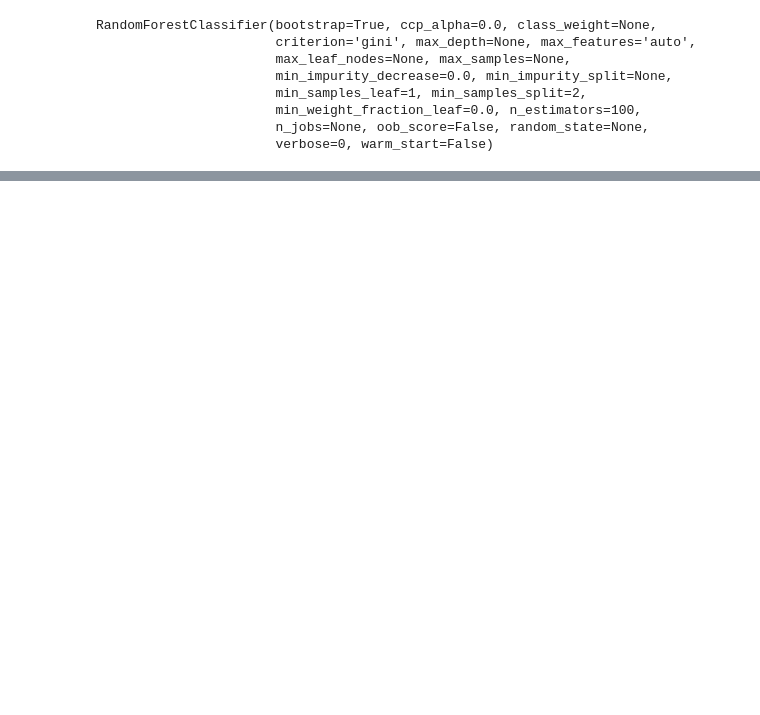
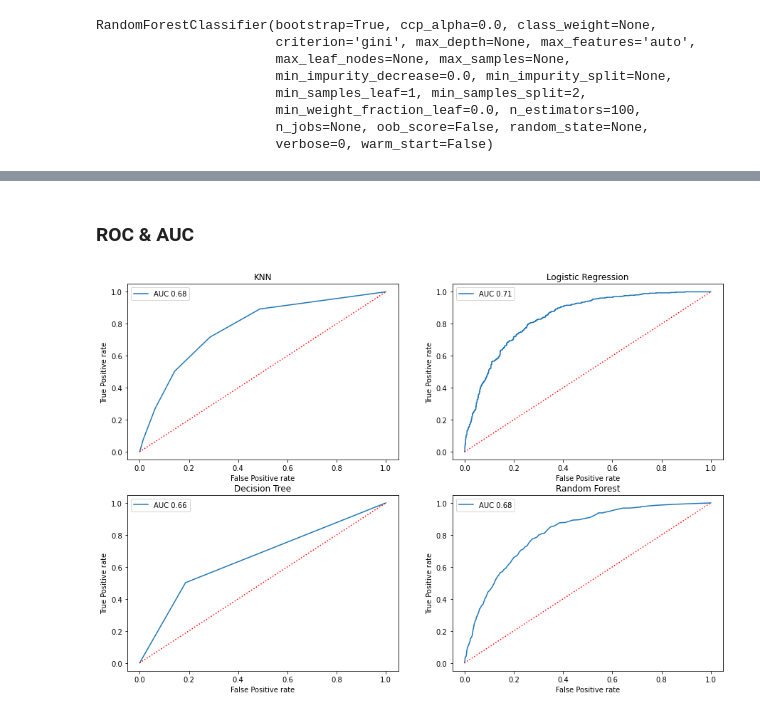
Before and after one commit to ramamuharam/Telco-Customer-Churn, a Jupyter notebook: ModelPrediction.ipynb, the cells around one changed output, grey strips where cells are left out. Saved outputs shown, nothing was run; the diff lists cells and outputs as text; code cells hidden in the pictures; blank space fills up the shorter version.

```diff
--- a/ModelPrediction.ipynb
+++ b/ModelPrediction.ipynb
@@ -135,0 +236,48 @@ rf Test set score: 0.7861205915813424
+# %% [markdown]
+### ROC & AUC
+# %%
+from sklearn.metrics import roc_curve, roc_auc_score
+
+# Plot ROC
+fpr1, tpr1, thres1 = roc_curve(y_test, knn.predict_proba(X_test)[:,1])
+auc1 = roc_auc_score(y_test, knn.predict(X_test))
+
+fpr2, tpr2, thres2 = roc_curve(y_test, lr.predict_proba(X_test)[:,1])
+auc2 = roc_auc_score(y_test, lr.predict(X_test))
+
+fpr3, tpr3, thres3 = roc_curve(y_test, dct.predict_proba(X_test)[:,1])
+auc3 = roc_auc_score(y_test, dct.predict(X_test))
+
+fpr4, tpr4, thres4 = roc_curve(y_test, rf.predict_proba(X_test)[:,1])
+auc4 = roc_auc_score(y_test, rf.predict(X_test))
+
+plt.figure(figsize=(15,10))
+# plt.subplots_adjust(top=1.2,hspace=0.4)
+
+plt.subplot(221)
+plt.plot(fpr1, tpr1,label=f'AUC {round(auc1,2)}')
+plt.plot([0,1], [0,1], 'r:')
+plt.legend(loc='upper left');plt.title('KNN')
+plt.xlabel('False Positive rate');plt.ylabel('True Positive rate')
+
+plt.subplot(222)
+plt.plot(fpr2, tpr2,label=f'AUC {round(auc2,2)}')
+plt.plot([0,1], [0,1], 'r:')
+plt.legend(loc='upper left');plt.title('Logistic Regression')
+plt.xlabel('False Positive rate');plt.ylabel('True Positive rate')
+
+plt.subplot(223)
+plt.plot(fpr3, tpr3,label=f'AUC {round(auc3,2)}')
+plt.plot([0,1], [0,1], 'r:')
+plt.legend(loc='upper left');plt.title('Decision Tree')
+plt.xlabel('False Positive rate');plt.ylabel('True Positive rate')
+
+plt.subplot(224)
+plt.plot(fpr4, tpr4,label=f'AUC {round(auc4,2)}')
+plt.plot([0,1], [0,1], 'r:')
+plt.legend(loc='upper left');plt.title('Random Forest')
+plt.xlabel('False Positive rate');plt.ylabel('True Positive rate')
+
+plt.show()
+# %% [output]
+[figure, added]
```
Also changed, not shown: parts of 15 cells of this notebook, 1 other file.
